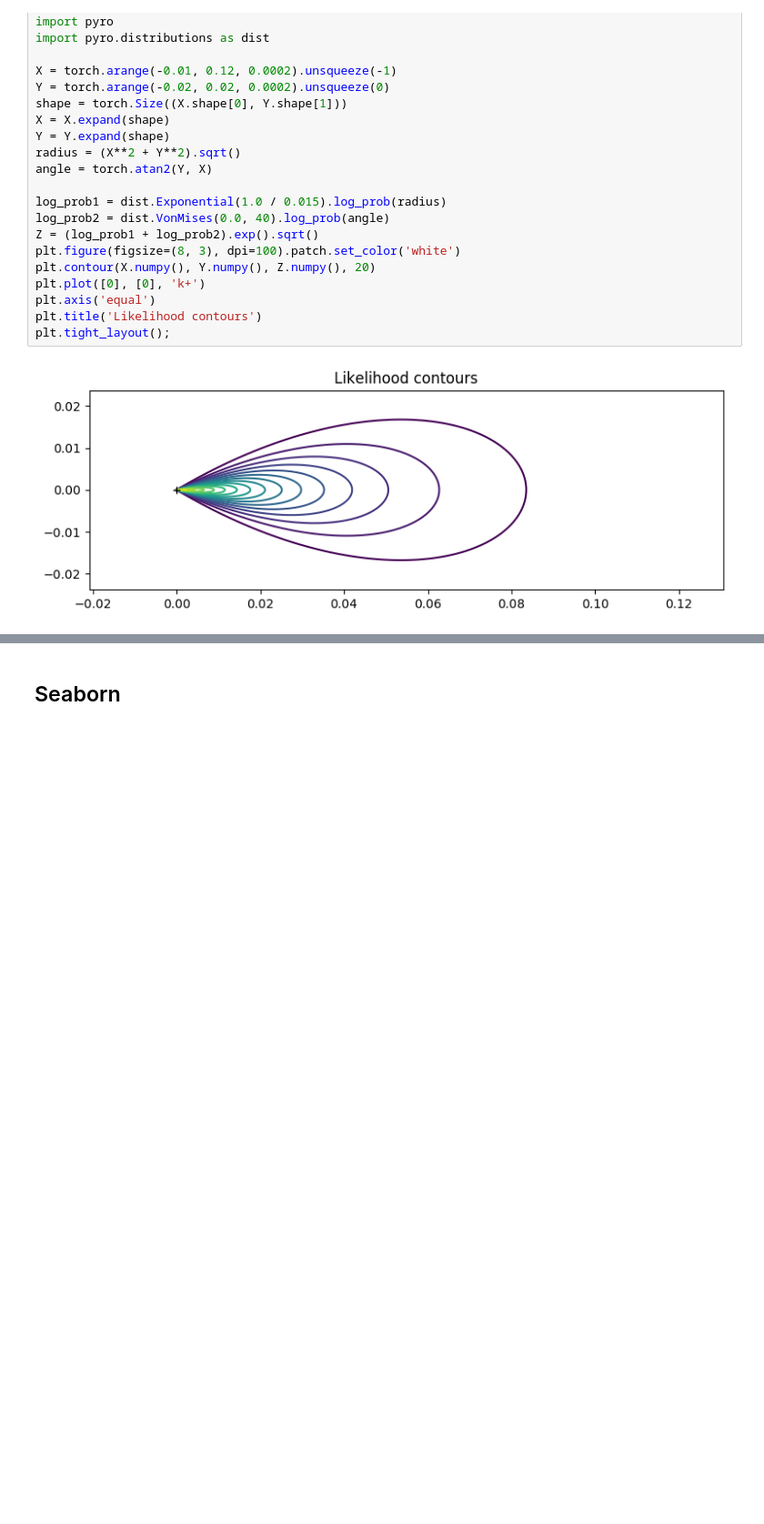
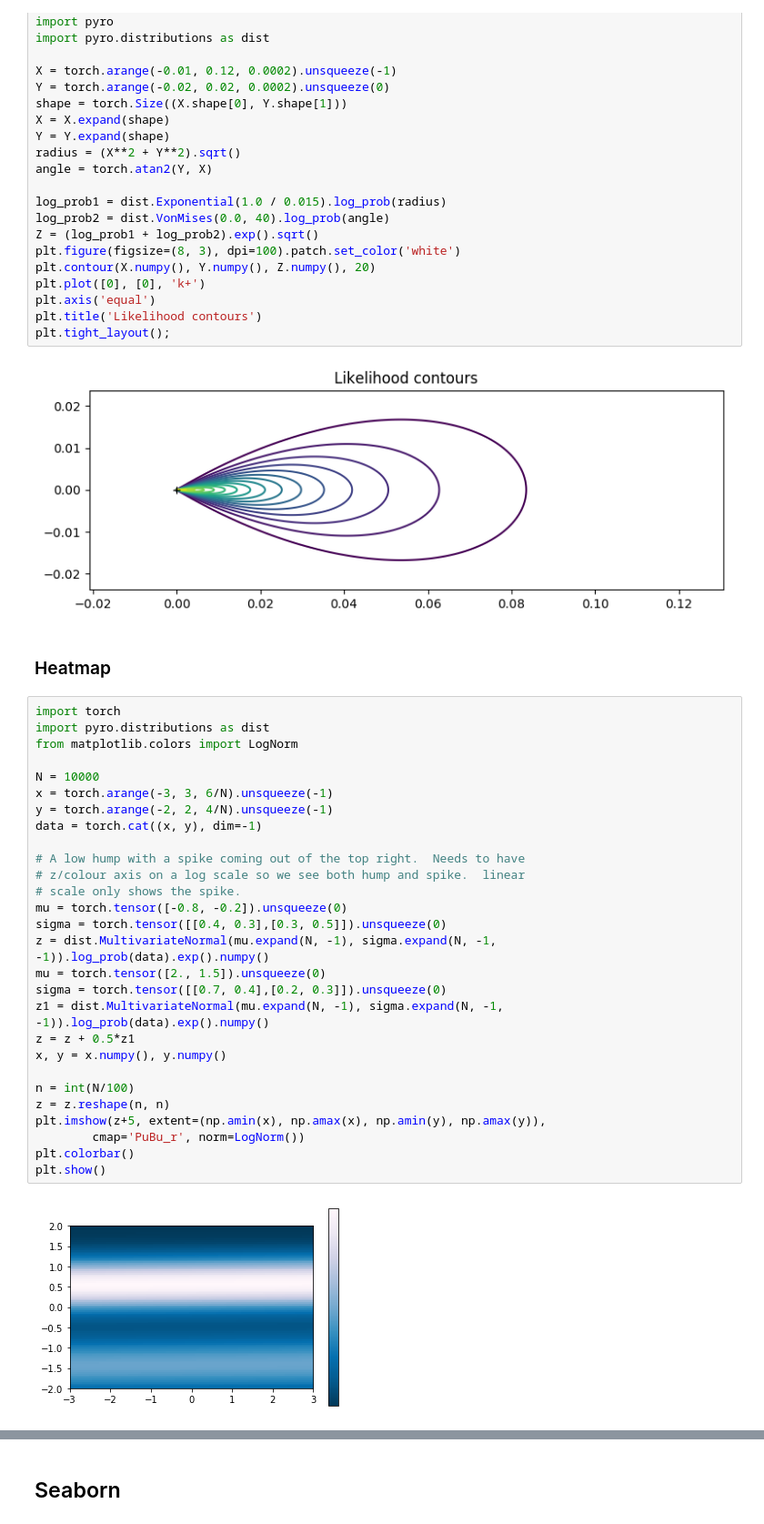
Before and after one commit to jpchen/makeplot, a Jupyter notebook: plots.ipynb, the cells around one changed output, grey strips where cells are left out. Shown at 91% size. Drawn from its saved outputs; the diff is of its cells as text; blank space fills up the shorter version.

Commit message:
add heatmaps

```diff
--- a/plots.ipynb
+++ b/plots.ipynb
@@ -71,3 +79,35 @@ plt.title('Likelihood contours')
 plt.tight_layout();
 # %% [output]
 [figure]
+# %% [markdown]
+### Heatmap
+# %%
+import torch
+import pyro.distributions as dist
+from matplotlib.colors import LogNorm
+
+N = 10000
+x = torch.arange(-3, 3, 6/N).unsqueeze(-1)
+y = torch.arange(-2, 2, 4/N).unsqueeze(-1)
+data = torch.cat((x, y), dim=-1)
+
+# A low hump with a spike coming out of the top right.  Needs to have
+# z/colour axis on a log scale so we see both hump and spike.  linear
+# scale only shows the spike.
+mu = torch.tensor([-0.8, -0.2]).unsqueeze(0)
+sigma = torch.tensor([[0.4, 0.3],[0.3, 0.5]]).unsqueeze(0)
+z = dist.MultivariateNormal(mu.expand(N, -1), sigma.expand(N, -1, -1)).log_prob(data).exp().numpy()
+mu = torch.tensor([2., 1.5]).unsqueeze(0)
+sigma = torch.tensor([[0.7, 0.4],[0.2, 0.3]]).unsqueeze(0)
+z1 = dist.MultivariateNormal(mu.expand(N, -1), sigma.expand(N, -1, -1)).log_prob(data).exp().numpy()
+z = z + 0.5*z1
+x, y = x.numpy(), y.numpy()
+
+n = int(N/100)
+z = z.reshape(n, n)
+plt.imshow(z+5, extent=(np.amin(x), np.amax(x), np.amin(y), np.amax(y)),
+        cmap='PuBu_r', norm=LogNorm())
+plt.colorbar()
+plt.show()
+# %% [output]
+[figure, added]
```
Also changed, not shown: parts of 8 cells of this notebook, 1 other file.
